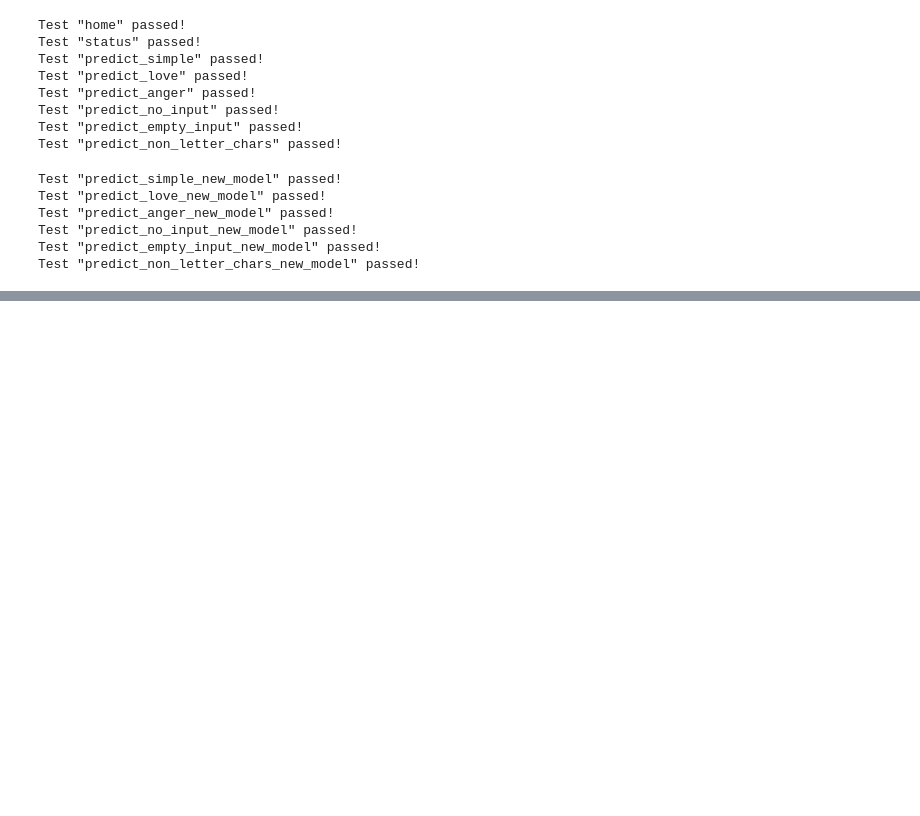
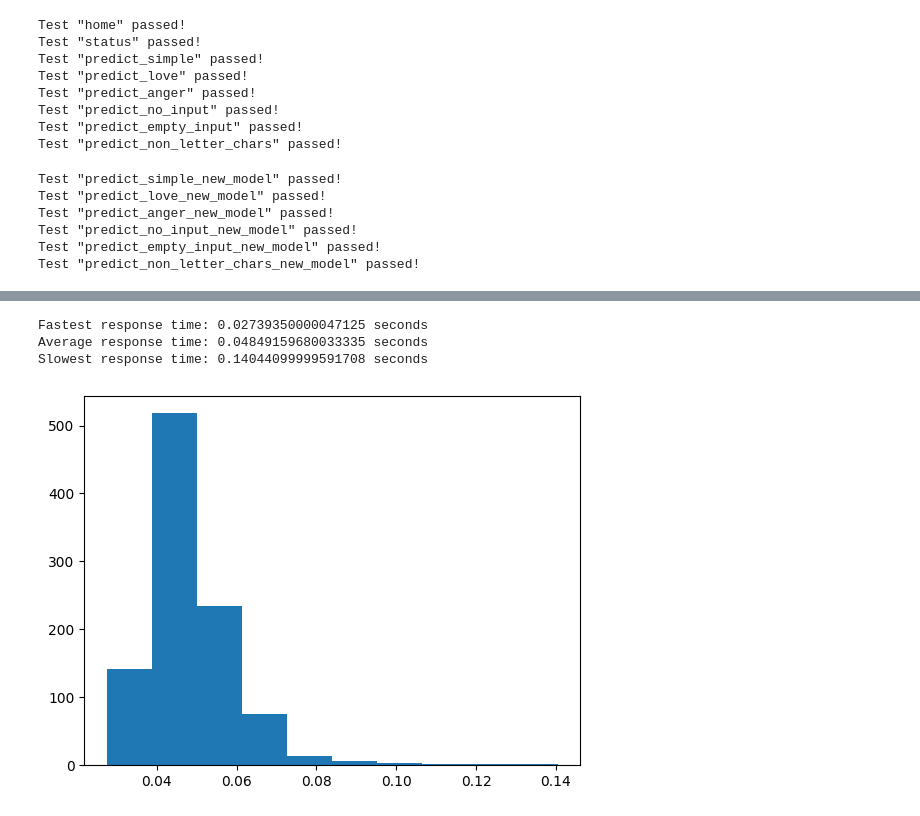
Before and after one commit to MattJKirby/COM3029-Group-3, a Jupyter notebook: web-service_testing.ipynb, the cells around one changed output, grey strips where cells are left out. Saved outputs shown, nothing was run; the diff lists cells and outputs as text; code cells hidden in the pictures; blank space fills up the shorter version.

```diff
--- a/web-service_testing.ipynb
+++ b/web-service_testing.ipynb
@@ -162,0 +198,7 @@ Test "predict_non_letter_chars_new_model" passed!
+# %%
+perf_test_route(status_url)
+# %% [output]
+Fastest response time: 0.02739350000047125 seconds
+Average response time: 0.04849159680033335 seconds
+Slowest response time: 0.14044099999591708 seconds
+[figure, added]
```
Also changed, not shown: parts of 8 cells of this notebook.
